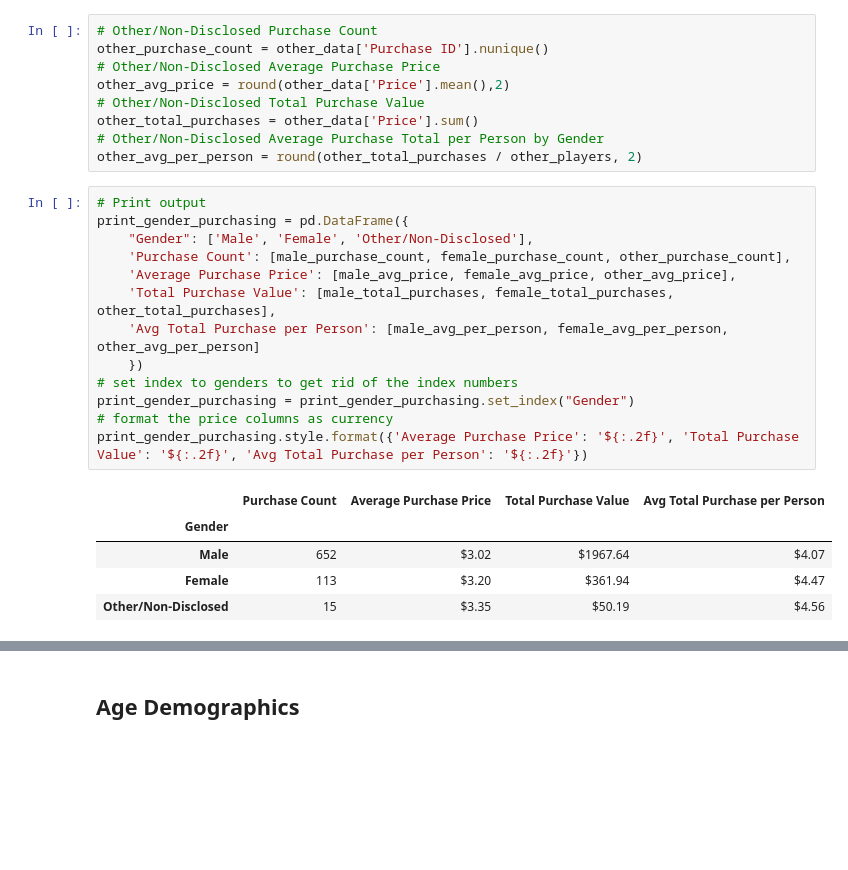
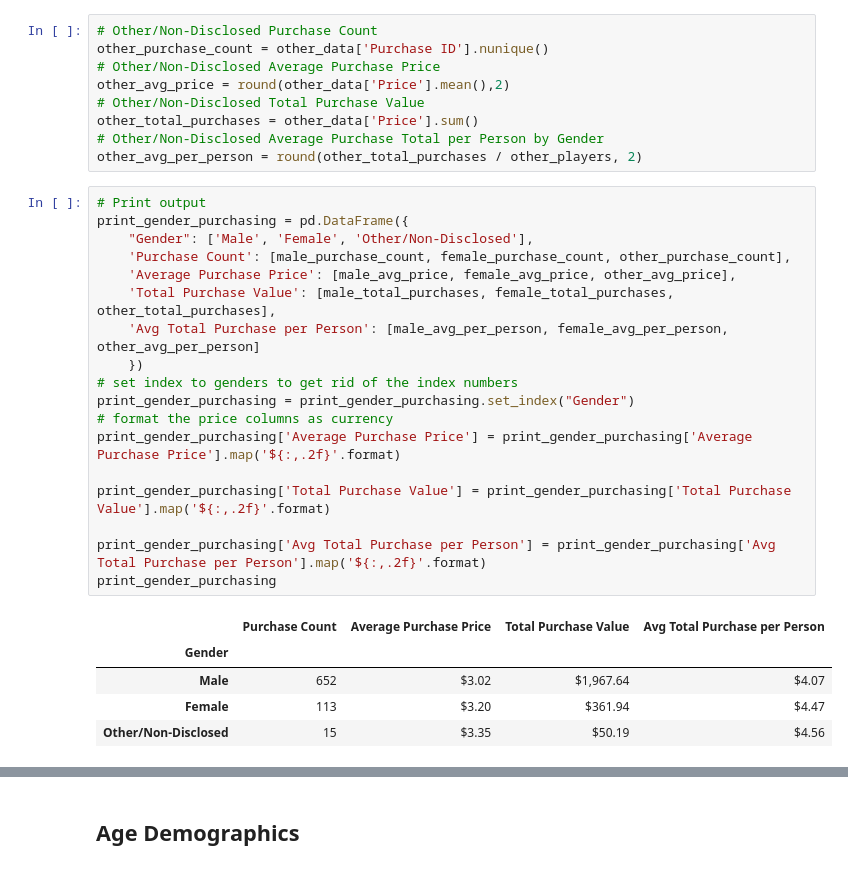
Before and after one commit to potterc22/pandas-challenge, a Jupyter notebook: HeroesOfPymoli/HeroesOfPymoli_starter.ipynb, the cells around one changed output, grey strips where cells are left out. Drawn from its saved outputs; the diff is of its cells as text; blank space fills up the shorter version.

```diff
--- a/HeroesOfPymoli/HeroesOfPymoli_starter.ipynb
+++ b/HeroesOfPymoli/HeroesOfPymoli_starter.ipynb
@@ -141,19 +153,24 @@ other_avg_per_person = round(other_total_purchases / other_players, 2)
 # %%
 # Print output
 print_gender_purchasing = pd.DataFrame({
     "Gender": ['Male', 'Female', 'Other/Non-Disclosed'],
     'Purchase Count': [male_purchase_count, female_purchase_count, other_purchase_count],
     'Average Purchase Price': [male_avg_price, female_avg_price, other_avg_price],
     'Total Purchase Value': [male_total_purchases, female_total_purchases, other_total_purchases],
     'Avg Total Purchase per Person': [male_avg_per_person, female_avg_per_person, other_avg_per_person]
     })
 # set index to genders to get rid of the index numbers
 print_gender_purchasing = print_gender_purchasing.set_index("Gender")
 # format the price columns as currency
-print_gender_purchasing.style.format({'Average Purchase Price': '${:.2f}', 'Total Purchase Value': '${:.2f}', 'Avg Total Purchase per Person': '${:.2f}'})
+print_gender_purchasing['Average Purchase Price'] = print_gender_purchasing['Average Purchase Price'].map('${:,.2f}'.format)
+
+print_gender_purchasing['Total Purchase Value'] = print_gender_purchasing['Total Purchase Value'].map('${:,.2f}'.format)
+
+print_gender_purchasing['Avg Total Purchase per Person'] = print_gender_purchasing['Avg Total Purchase per Person'].map('${:,.2f}'.format)
+print_gender_purchasing
 # %% [output]
 |  | Purchase Count | Average Purchase Price | Total Purchase Value | Avg Total Purchase per Person |
 | Gender |  |  |  |  |
-| Male | 652 | $3.02 | $1967.64 | $4.07 |
+| Male | 652 | $3.02 | $1,967.64 | $4.07 |
 | Female | 113 | $3.20 | $361.94 | $4.47 |
 | Other/Non-Disclosed | 15 | $3.35 | $50.19 | $4.56 |
```
Also changed, not shown: parts of 11 cells of this notebook.
